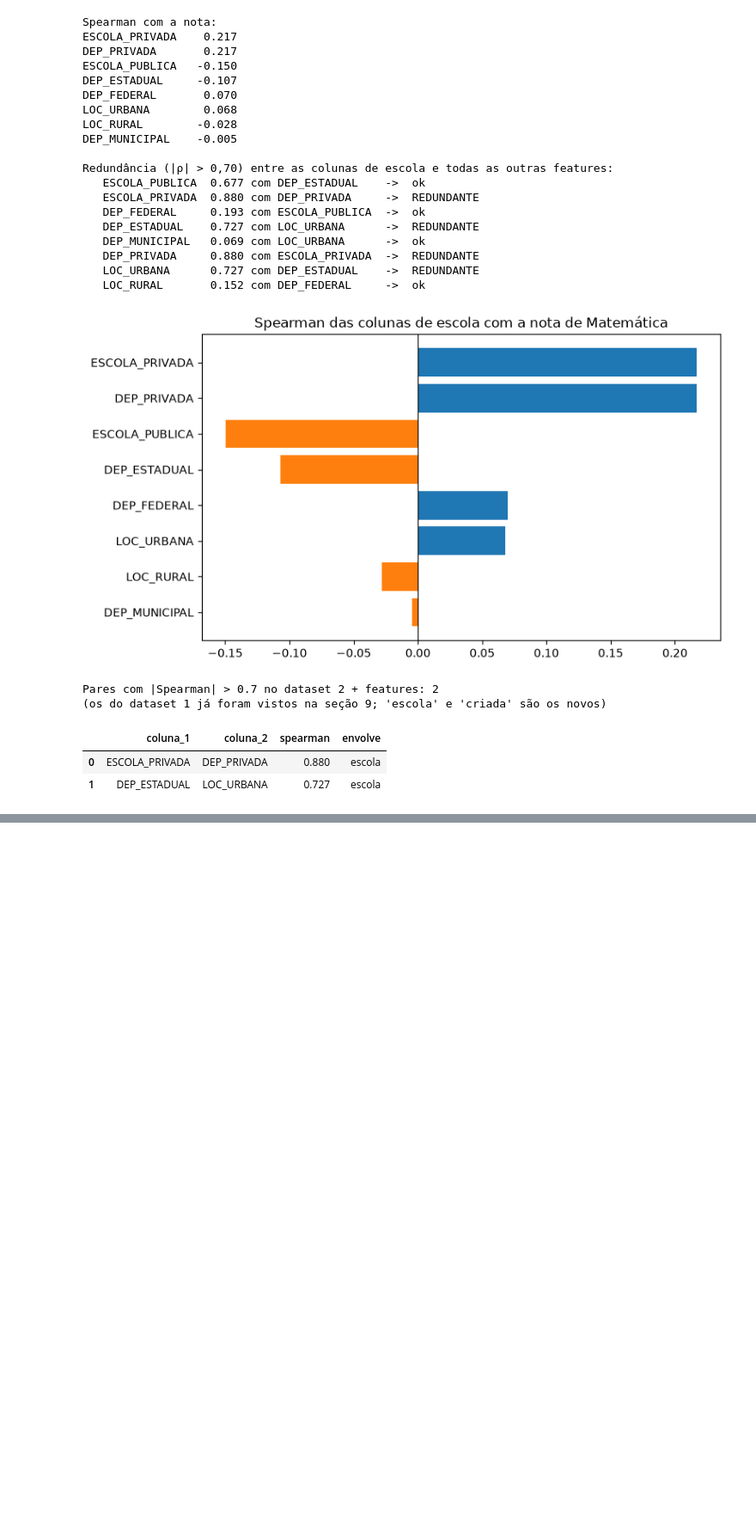
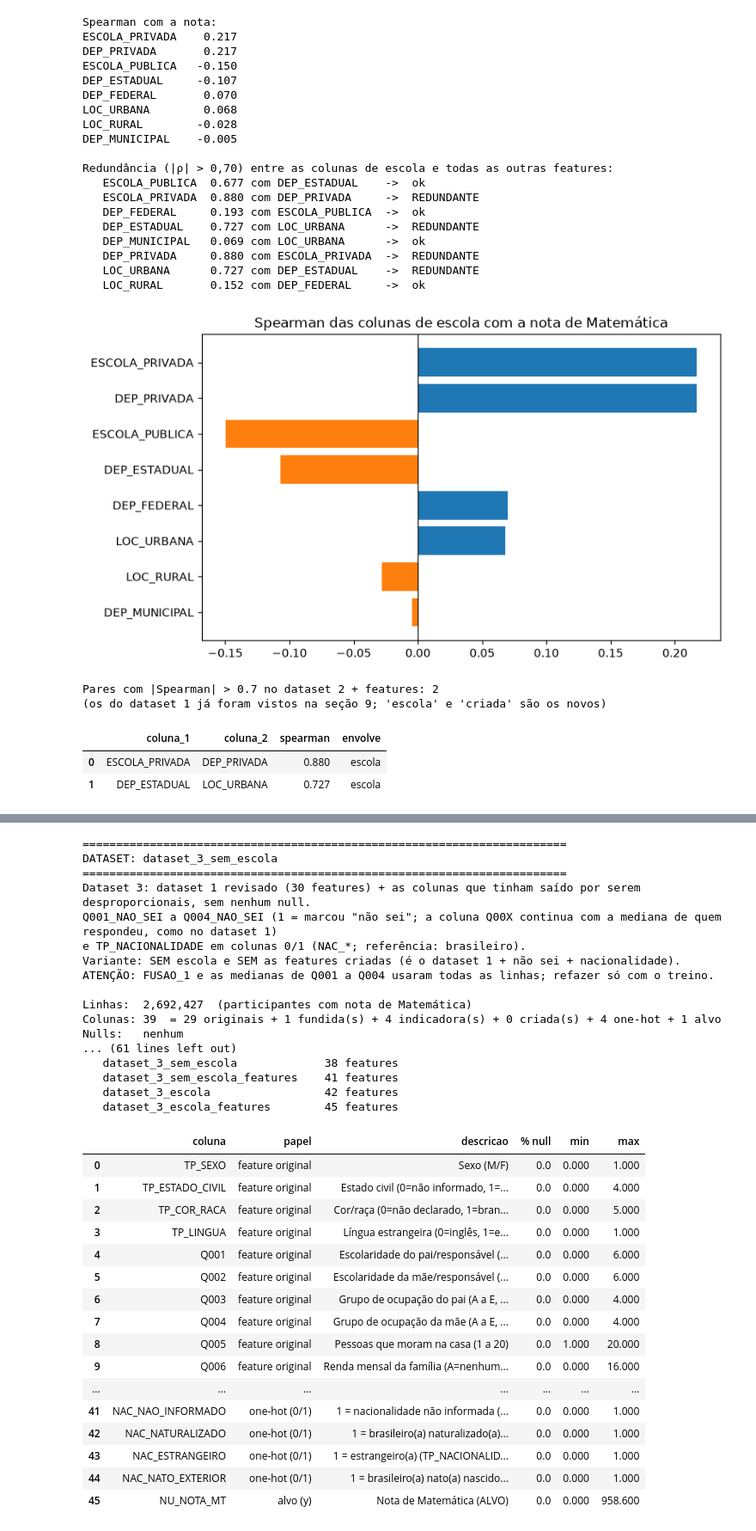
Before and after one commit to Alyra004/ciencia-de-dados-unifor-projeto-2, a Jupyter notebook: notebooks/01-exploracao-filtro.ipynb, the cells around one changed output, grey strips where cells are left out. Shown at 86% size. Drawn from its saved outputs; the diff is of its cells as text; code cells hidden in the pictures; blank space fills up the shorter version.

```diff
--- a/notebooks/01-exploracao-filtro.ipynb
+++ b/notebooks/01-exploracao-filtro.ipynb
@@ -1054,7 +1073,7 @@ def salvar_dataset(df, nome, explicacao, descricoes_extra=None):
     fundidas = [c for c in feats if c.startswith("FUSAO_")]
     indicadoras = [c for c in feats if c.endswith("_NAO_SEI")]
     criadas = [c for c in feats if c in globals().get("NOVAS", [])]
-    onehot = [c for c in feats if c in globals().get("DUMMIES", [])]
+    onehot = [c for c in feats if c in globals().get("DUMMIES", []) or c in globals().get("DUMMIES_3", [])]
     originais = len(feats) - len(fundidas) - len(indicadoras) - len(criadas) - len(onehot)
     print("=" * 72)
     print(f"DATASET: {nome}")
@@ -1070,7 +1089,8 @@ def salvar_dataset(df, nome, explicacao, descricoes_extra=None):
     papel = lambda c: ("alvo (y)" if c == ALVO else "fundida" if c.startswith("FUSAO_")
                        else "indicadora" if c.endswith("_NAO_SEI")
                        else "criada" if c in globals().get("NOVAS", [])
-                       else "one-hot (0/1)" if c in globals().get("DUMMIES", []) else "feature original")
+                       else "one-hot (0/1)" if c in globals().get("DUMMIES", []) or c in globals().get("DUMMIES_3", [])
+                       else "feature original")
     tabela = pd.DataFrame({
         "coluna": df.columns,
         "papel": [papel(c) for c in df.columns],
@@ -1834,0 +2096,65 @@ info_2f
+# %%
+# Salva as 4 tabelas do dataset 3.
+explicacao_base_3 = (
+    "Dataset 3: dataset 1 revisado (30 features) + as colunas que tinham saído por serem desproporcionais, sem nenhum null.\n"
+    "Q001_NAO_SEI a Q004_NAO_SEI (1 = marcou \"não sei\"; a coluna Q00X continua com a mediana de quem respondeu, como no dataset 1)\n"
+    "e TP_NACIONALIDADE em colunas 0/1 (NAC_*; referência: brasileiro).\n"
+    "{variante}\n"
+    "ATENÇÃO: FUSAO_1 e as medianas de Q001 a Q004 usaram todas as linhas; refazer só com o treino."
+)
+variantes_3 = {
+    "dataset_3_sem_escola":          "Variante: SEM escola e SEM as features criadas (é o dataset 1 + não sei + nacionalidade).",
+    "dataset_3_sem_escola_features": "Variante: SEM escola, COM as 3 features criadas da seção 11c.",
+    "dataset_3_escola":              "Variante: COM as 4 colunas de escola do dataset 2 (sem as DEP_*), SEM as features criadas.",
+    "dataset_3_escola_features":     "Variante: COM as 4 colunas de escola e COM as 3 features criadas (a maior das 4).",
+}
+extra_3 = {**extra_1f, **globals().get("extra_2", {}),
+    "NAC_NAO_INFORMADO": "1 = nacionalidade não informada (TP_NACIONALIDADE = 0). Referência: brasileiro(a) (1).",
+    "NAC_NATURALIZADO": "1 = brasileiro(a) naturalizado(a) (TP_NACIONALIDADE = 2).",
+    "NAC_ESTRANGEIRO": "1 = estrangeiro(a) (TP_NACIONALIDADE = 3).",
+    "NAC_NATO_EXTERIOR": "1 = brasileiro(a) nato(a) nascido(a) no exterior (TP_NACIONALIDADE = 4).",
+}
+infos_3 = {}
+for nome, d in DATASETS_3.items():
+    infos_3[nome] = salvar_dataset(d, nome, explicacao_base_3.format(variante=variantes_3[nome]), extra_3)
+    print()
+
+print("Resumo das 4 tabelas do dataset 3 (salvas em dados/processed/):")
+for nome, d in DATASETS_3.items():
+    print(f"   {nome:<32} {d.shape[1] - 1} features")
+infos_3["dataset_3_escola_features"]
+# %% [output]
+========================================================================
+DATASET: dataset_3_sem_escola
+========================================================================
+Dataset 3: dataset 1 revisado (30 features) + as colunas que tinham saído por serem desproporcionais, sem nenhum null.
+Q001_NAO_SEI a Q004_NAO_SEI (1 = marcou "não sei"; a coluna Q00X continua com a mediana de quem respondeu, como no dataset 1)
+e TP_NACIONALIDADE em colunas 0/1 (NAC_*; referência: brasileiro).
+Variante: SEM escola e SEM as features criadas (é o dataset 1 + não sei + nacionalidade).
+ATENÇÃO: FUSAO_1 e as medianas de Q001 a Q004 usaram todas as linhas; refazer só com o treino.
+
+Linhas:  2,692,427  (participantes com nota de Matemática)
+Colunas: 39  = 29 originais + 1 fundida(s) + 4 indicadora(s) + 0 criada(s) + 4 one-hot + 1 alvo
+Nulls:   nenhum
+... (61 lines left out)
+   dataset_3_sem_escola             38 features
+   dataset_3_sem_escola_features    41 features
+   dataset_3_escola                 42 features
+   dataset_3_escola_features        45 features
+|  | coluna | papel | descricao | % null | min | max |
+| 0 | TP_SEXO | feature original | Sexo (M/F) | 0.0 | 0.000 | 1.000 |
+| 1 | TP_ESTADO_CIVIL | feature original | Estado civil (0=não informado, 1=... | 0.0 | 0.000 | 4.000 |
+| 2 | TP_COR_RACA | feature original | Cor/raça (0=não declarado, 1=bran... | 0.0 | 0.000 | 5.000 |
+| 3 | TP_LINGUA | feature original | Língua estrangeira (0=inglês, 1=e... | 0.0 | 0.000 | 1.000 |
+| 4 | Q001 | feature original | Escolaridade do pai/responsável (... | 0.0 | 0.000 | 6.000 |
+| 5 | Q002 | feature original | Escolaridade da mãe/responsável (... | 0.0 | 0.000 | 6.000 |
+| 6 | Q003 | feature original | Grupo de ocupação do pai (A a E, ... | 0.0 | 0.000 | 4.000 |
+| 7 | Q004 | feature original | Grupo de ocupação da mãe (A a E, ... | 0.0 | 0.000 | 4.000 |
+| 8 | Q005 | feature original | Pessoas que moram na casa (1 a 20) | 0.0 | 1.000 | 20.000 |
+| 9 | Q006 | feature original | Renda mensal da família (A=nenhum... | 0.0 | 0.000 | 16.000 |
+| ... | ... | ... | ... | ... | ... | ... |
+| 41 | NAC_NAO_INFORMADO | one-hot (0/1) | 1 = nacionalidade não informada (... | 0.0 | 0.000 | 1.000 |
+| 42 | NAC_NATURALIZADO | one-hot (0/1) | 1 = brasileiro(a) naturalizado(a)... | 0.0 | 0.000 | 1.000 |
+| 43 | NAC_ESTRANGEIRO | one-hot (0/1) | 1 = estrangeiro(a) (TP_NACIONALID... | 0.0 | 0.000 | 1.000 |
+| 44 | NAC_NATO_EXTERIOR | one-hot (0/1) | 1 = brasileiro(a) nato(a) nascido... | 0.0 | 0.000 | 1.000 |
+| 45 | NU_NOTA_MT | alvo (y) | Nota de Matemática (ALVO) | 0.0 | 0.000 | 958.600 |
```
Also changed, not shown: parts of 9 cells of this notebook, 43 other files.
